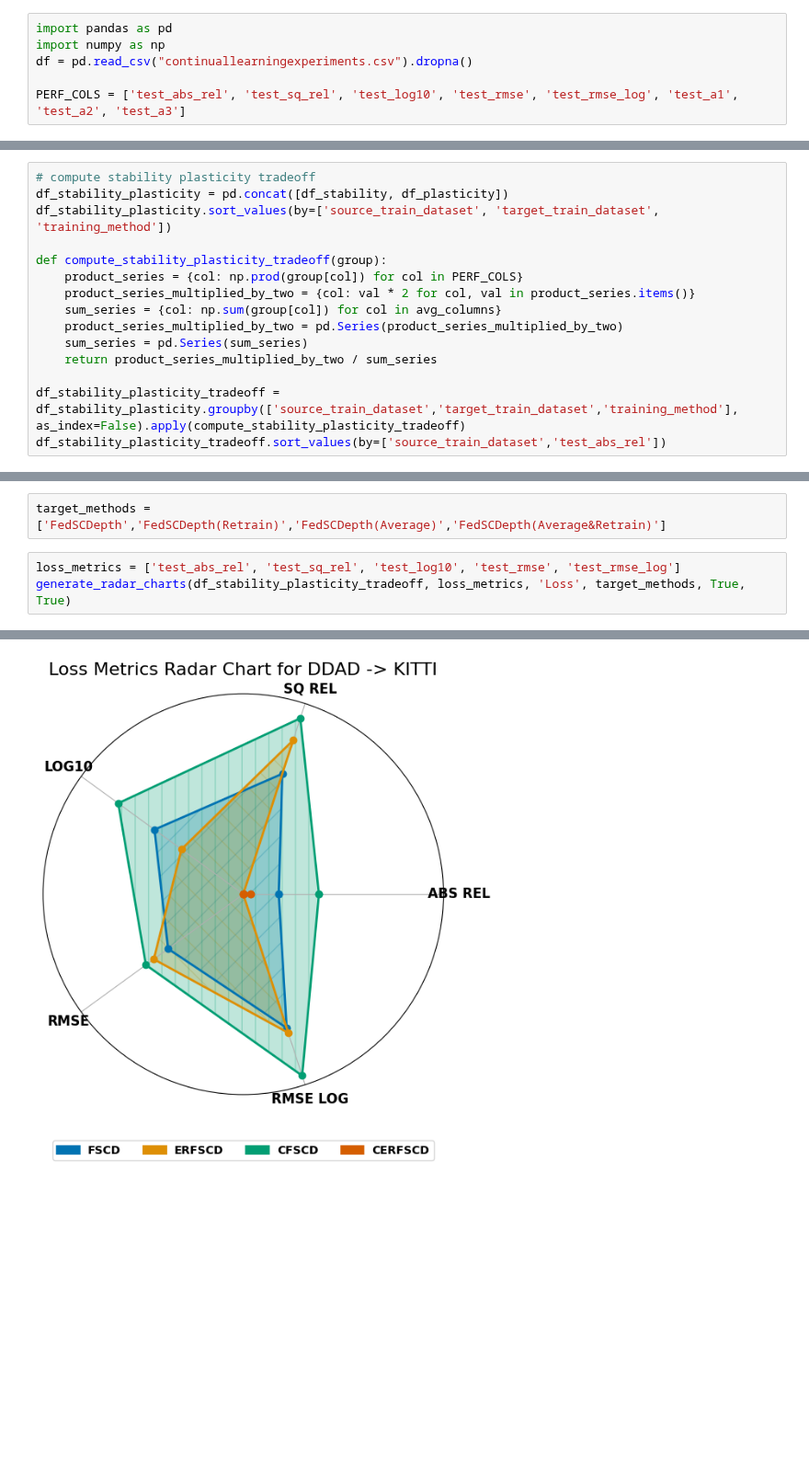
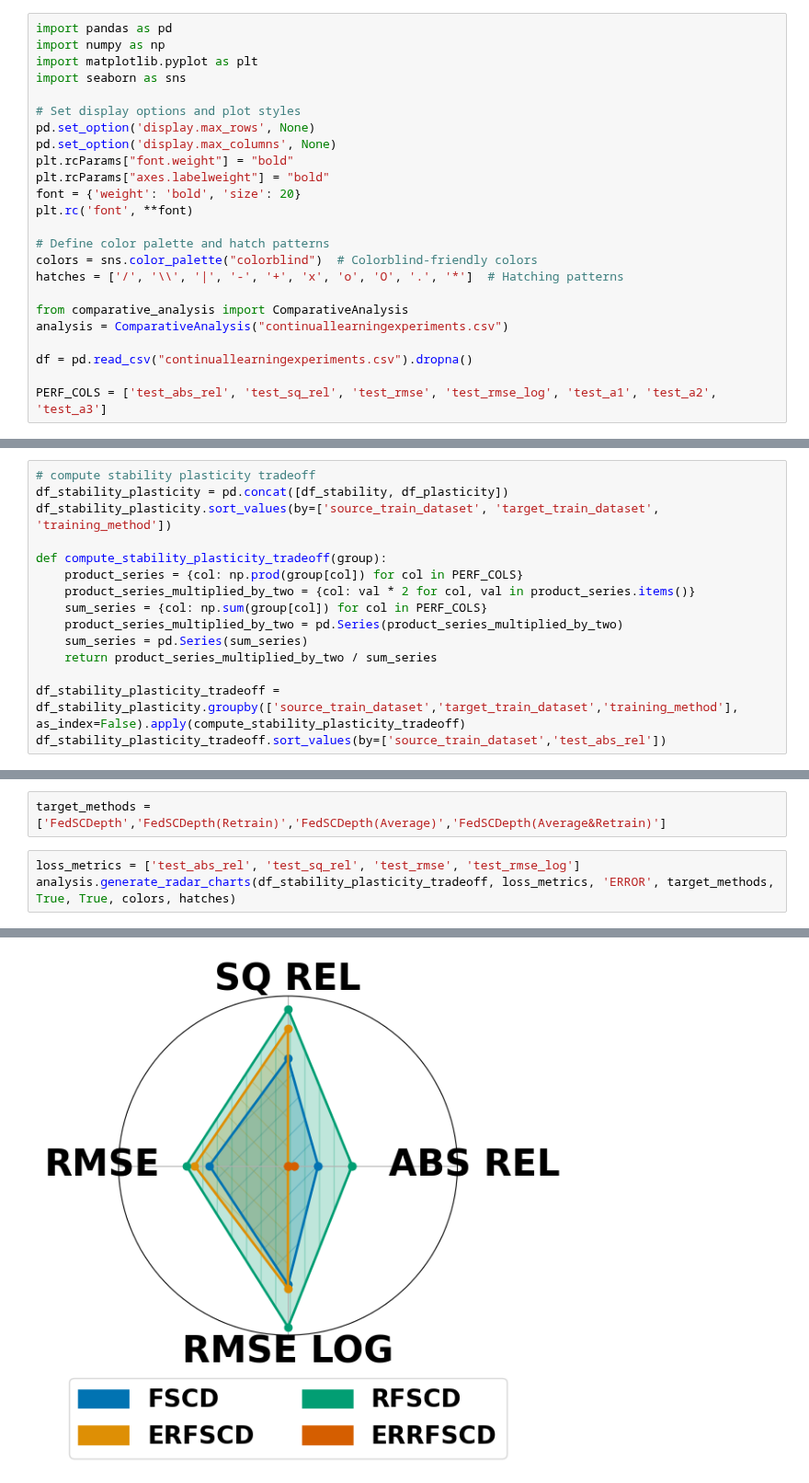
Before and after one commit to eltonfss/federated-sc-depth, a Jupyter notebook: src/notebooks/ContinualLearning/ContinualLearningMetrics.ipynb, the cells around one changed output, grey strips where cells are left out. Shown at 92% size. Drawn from its saved outputs; the diff is of its cells as text; blank space fills up the shorter version.

```diff
--- a/src/notebooks/ContinualLearning/ContinualLearningMetrics.ipynb
+++ b/src/notebooks/ContinualLearning/ContinualLearningMetrics.ipynb
@@ -1,9 +1,27 @@
 # %%
 import pandas as pd
 import numpy as np
+import matplotlib.pyplot as plt
+import seaborn as sns
+
+# Set display options and plot styles
+pd.set_option('display.max_rows', None)
+pd.set_option('display.max_columns', None)
+plt.rcParams["font.weight"] = "bold"
+plt.rcParams["axes.labelweight"] = "bold"
+font = {'weight': 'bold', 'size': 20}
+plt.rc('font', **font)
+
+# Define color palette and hatch patterns
+colors = sns.color_palette("colorblind")  # Colorblind-friendly colors
+hatches = ['/', '\\', '|', '-', '+', 'x', 'o', 'O', '.', '*']  # Hatching patterns
+
+from comparative_analysis import ComparativeAnalysis
+analysis = ComparativeAnalysis("continuallearningexperiments.csv")
+
 df = pd.read_csv("continuallearningexperiments.csv").dropna()
 
-PERF_COLS = ['test_abs_rel', 'test_sq_rel', 'test_log10', 'test_rmse', 'test_rmse_log', 'test_a1', 'test_a2', 'test_a3']
+PERF_COLS = ['test_abs_rel', 'test_sq_rel', 'test_rmse', 'test_rmse_log', 'test_a1', 'test_a2', 'test_a3']
 # %%
 # compute stability
 df_full = df[df['test_region_type'] == 'full'].drop(columns=['test_region_type'])
@@ -65,7 +82,7 @@ df_stability_plasticity.sort_values(by=['source_train_dataset', 'target_train_da
 def compute_stability_plasticity_tradeoff(group):
     product_series = {col: np.prod(group[col]) for col in PERF_COLS}
     product_series_multiplied_by_two = {col: val * 2 for col, val in product_series.items()}
-    sum_series = {col: np.sum(group[col]) for col in avg_columns}
+    sum_series = {col: np.sum(group[col]) for col in PERF_COLS}
     product_series_multiplied_by_two = pd.Series(product_series_multiplied_by_two)
     sum_series = pd.Series(sum_series)
     return product_series_multiplied_by_two / sum_series
@@ -209,6 +110,6 @@ def generate_radar_charts(df, target_metrics, label, target_methods=None, normal
 # %%
 target_methods = ['FedSCDepth','FedSCDepth(Retrain)','FedSCDepth(Average)','FedSCDepth(Average&Retrain)']
 # %%
-loss_metrics = ['test_abs_rel', 'test_sq_rel', 'test_log10', 'test_rmse', 'test_rmse_log']
-generate_radar_charts(df_stability_plasticity_tradeoff, loss_metrics, 'Loss', target_methods, True, True)
+loss_metrics = ['test_abs_rel', 'test_sq_rel', 'test_rmse', 'test_rmse_log']
+analysis.generate_radar_charts(df_stability_plasticity_tradeoff, loss_metrics, 'ERROR', target_methods, True, True, colors, hatches)
 # %% [output]
@@ -234 +135 @@ Saved radar chart: loss_radar_chart_DDAD_to_KITTI.pdf
-[figure, old version]
+[figure, new version]
```
Also changed, not shown: parts of 5 cells of this notebook, 2 other files.
